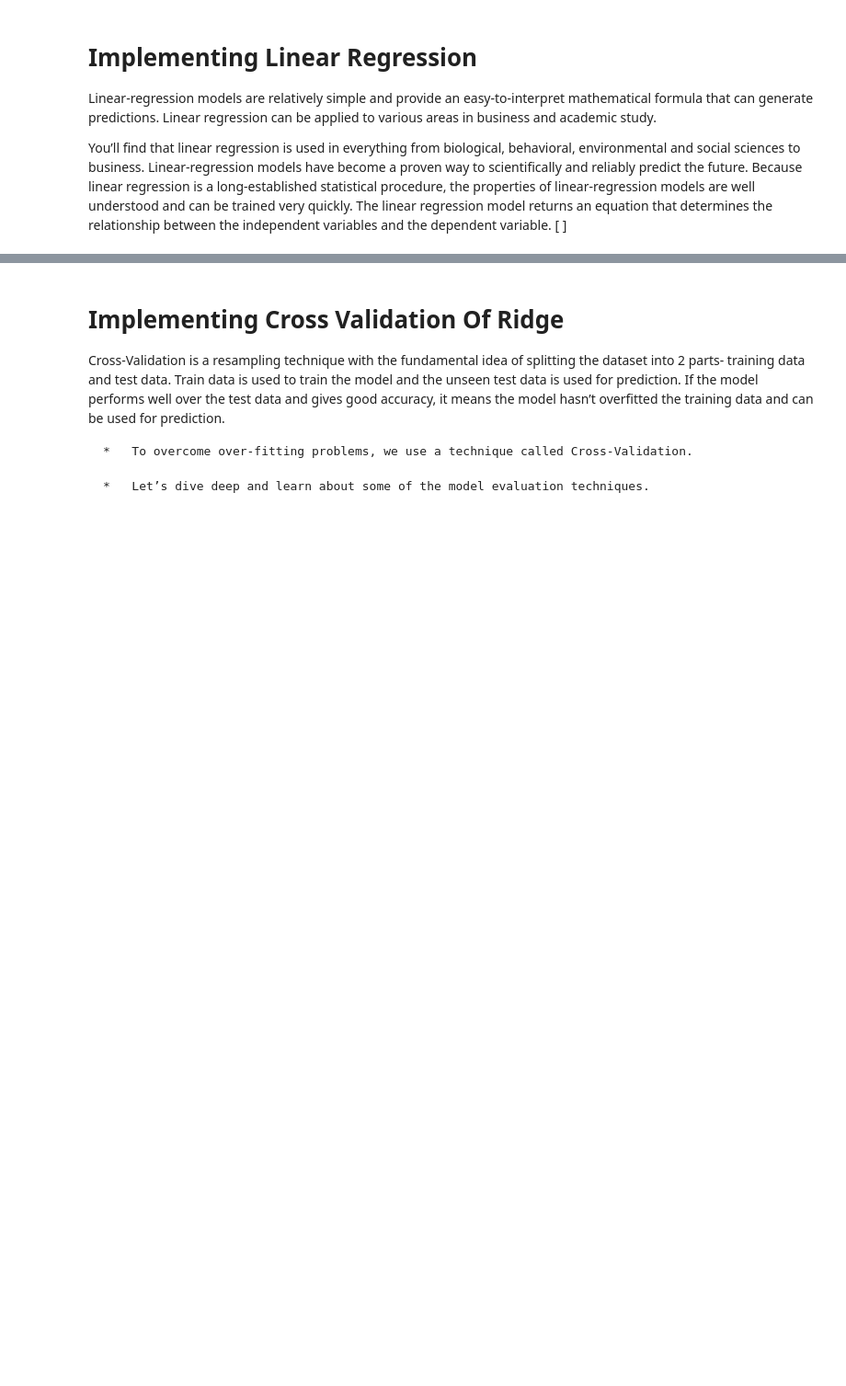
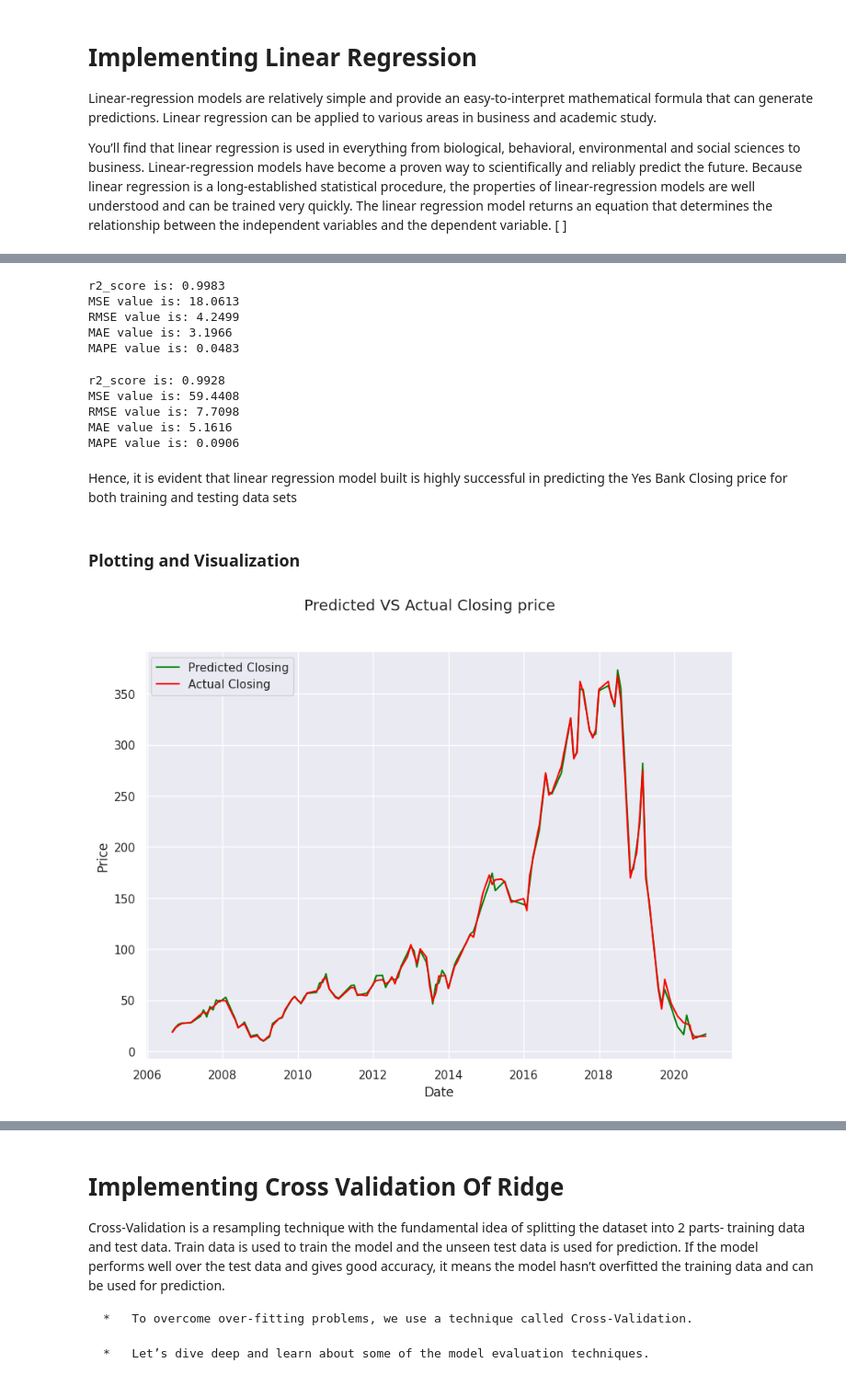
Before and after one commit to DrBharathiTC/Yesbankstockpriceprediction, a Jupyter notebook: Yes_Bank_Stock_Closing_Price_Prediction.ipynb, the cells around one changed output, grey strips where cells are left out. Shown at 92% size. Drawn from its saved outputs; the diff is of its cells as text; code cells hidden in the pictures; blank space fills up the shorter version.

```diff
--- a/Yes_Bank_Stock_Closing_Price_Prediction.ipynb
+++ b/Yes_Bank_Stock_Closing_Price_Prediction.ipynb
@@ -639,6 +536,0 @@ r2 score : 0.8226
-# %%
-plt.figure(figsize=(8,5))
-sns.set_theme(style='darkgrid')
-sns.scatterplot(y_test, y_pred,color='green')
-plt.xlabel('Actual  test value')
-plt.ylabel('Predicted test value')
@@ -736,6 +536,0 @@ R2 score: 0.8221
-# %%
-plt.figure(figsize=(8,5))
-sns.set_theme(style='darkgrid')
-sns.scatterplot(y_test,y_pred_ridge,color='red')
-plt.xlabel('Actual Value')
-plt.ylabel('Predicted Value')
@@ -755,0 +557,2 @@ plt.grid(True)
+# %%
+y_pred_train= regressor.predict(X_train)    #predicting values for trained data set
@@ -755,0 +575,41 @@ plt.grid(True)
+# %%
+#Checking the values of evaluation metrices for training data set
+eval_metrics(y_train, y_pred_train)
+# %% [output]
+r2_score is: 0.9983
+MSE value is: 18.0613
+RMSE value is: 4.2499
+MAE value is: 3.1966
+MAPE value is: 0.0483
+# %%
+#Checking the values of evaluation metrices for testing data set
+eval_metrics(y_test, y_pred_test)
+# %% [output]
+r2_score is: 0.9928
+MSE value is: 59.4408
+RMSE value is: 7.7098
+MAE value is: 5.1616
+MAPE value is: 0.0906
+# %% [markdown]
+Hence, it is evident that linear regression model built is highly successful in predicting the Yes Bank Closing price for both training and testing data sets
+# %% [markdown]
+### **Plotting and Visualization**
+# %%
+#Defining functions to plot and visualize the data fit
+def plotter(y,y_hat):
+  ''' this function takes values of predictions and actual values(time series based with Date and Closing price as features) of two data sets for a given linear regression model of an equity'''
+  df=pd.DataFrame(y)                          #Converts data into DataFrame
+  df["Predicted Closing"] = list(y_hat)       #Adds Corresponding values of predicted closing price to the dataframe
+  df.sort_values(by="Date", inplace=True)     #sorts the data according to the timeseries based on the date
+  plt.figure(figsize=(10,7))                 #sets figure size
+  plt.plot("Predicted Closing", color='green', data=df)       #plots predicted closing price in green
+  plt.plot("Close", color='red', data=df)     #plots actual closing price in red
+  plt.xlabel("Date")                          #assigns X label
+  plt.ylabel("Price")                         #assigns Y label
+  plt.legend(["Predicted Closing", "Actual Closing"])   #assigns the legend for Actual and predicted curves
+  plt.suptitle("Predicted VS Actual Closing price")   #provides the main title for the chart
+  plt.grid(True)
+# %%
+plotter(y=y_train, y_hat= y_pred_train)     #providing the function with data sets
+# %% [output]
+[figure, added]
```
Also changed, not shown: parts of 100 cells of this notebook.
